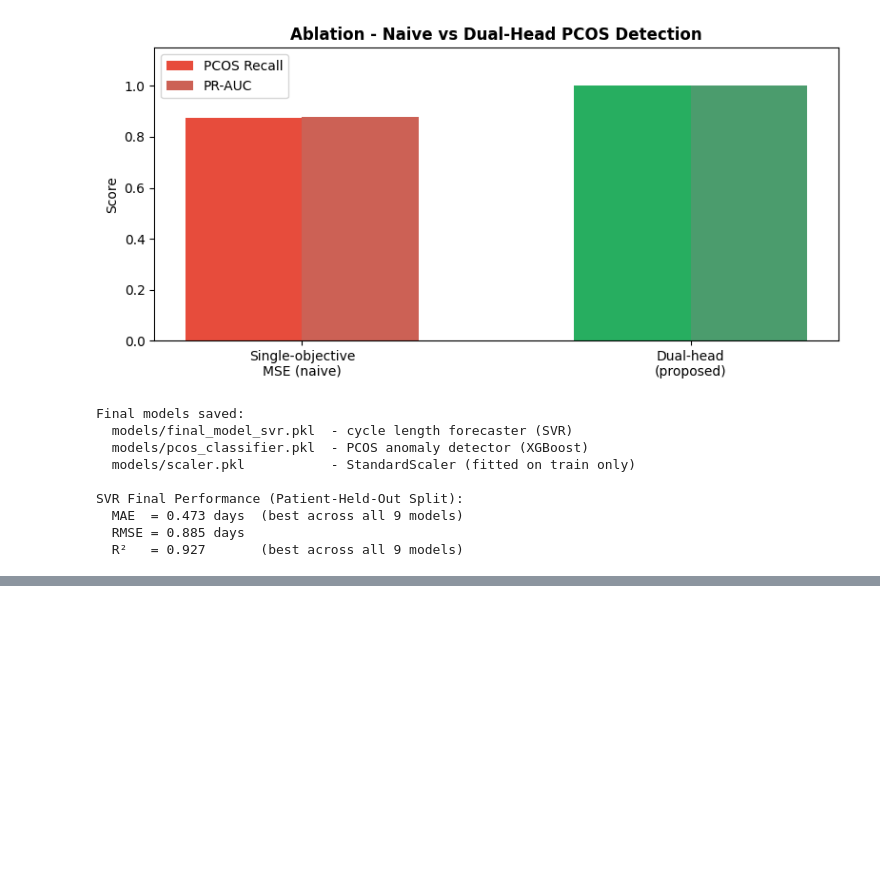
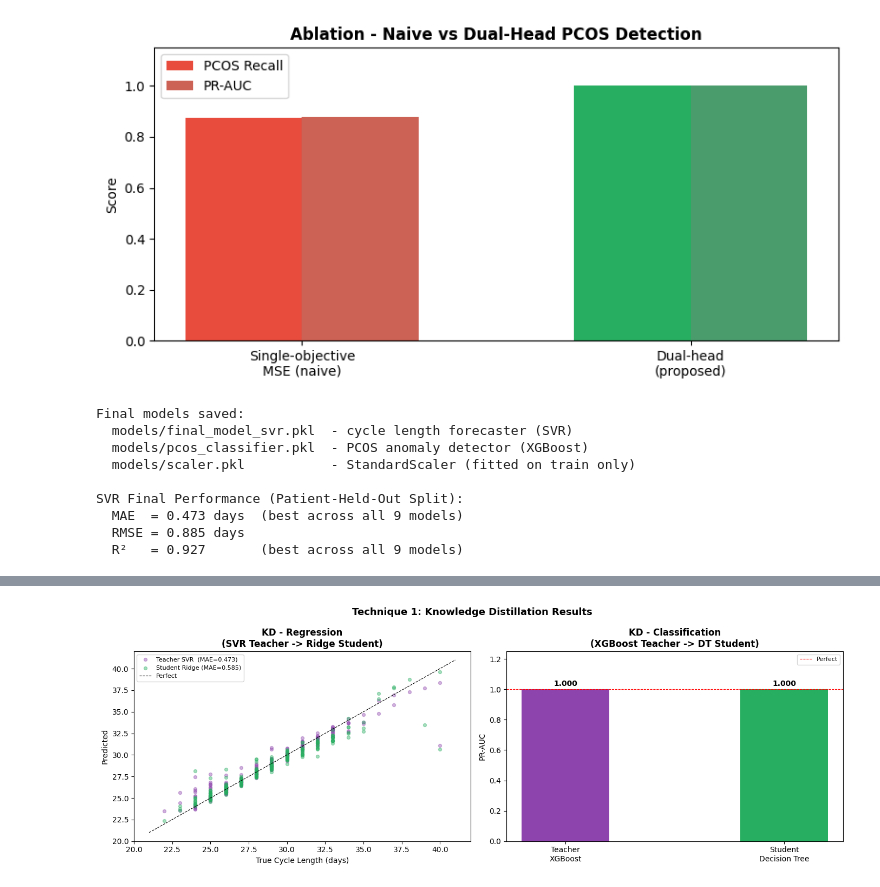
Before and after one commit to NamatovuChristineMaria123/Menstrual-Cycle-Forecasting, a Jupyter notebook: track_cycle.ipynb, the cells around one changed output, grey strips where cells are left out. Saved outputs shown, nothing was run; the diff lists cells and outputs as text; code cells hidden in the pictures; blank space fills up the shorter version.

Commit message:
Added compressed models, visuals

```diff
--- a/track_cycle.ipynb
+++ b/track_cycle.ipynb
@@ -1346,0 +1450,36 @@ SVR Final Performance (Patient-Held-Out Split):
+# %%
+# KD - Visualization
+fig, axes = plt.subplots(1, 2, figsize=(14, 5))
+
+# Left: Teacher vs Student scatter (regression)
+axes[0].scatter(y_test, svr_pred,       alpha=0.4, color='#8e44ad', s=18,
+                label=f'Teacher SVR  (MAE={svr_mae:.3f})')
+axes[0].scatter(y_test, kd_ridge_pred,  alpha=0.4, color='#27ae60', s=18,
+                label=f'Student Ridge (MAE={kd_ridge_mae:.3f})')
+lims = [y_test.min()-1, y_test.max()+1]
+axes[0].plot(lims, lims, 'k--', lw=0.8, label='Perfect')
+axes[0].set_xlabel('True Cycle Length (days)')
+axes[0].set_ylabel('Predicted')
+axes[0].set_title('KD - Regression\n(SVR Teacher -> Ridge Student)', fontweight='bold')
+axes[0].legend(fontsize=8)
+
+# Right: PR-AUC bar comparison (classification)
+teacher_prauc = average_precision_score(y_test_pcos, pcos_pred_proba)
+models_kd  = ['Teacher\nXGBoost', 'Student\nDecision Tree']
+prauc_vals = [teacher_prauc, kd_dt_prauc]
+bars = axes[1].bar(models_kd, prauc_vals, color=['#8e44ad','#27ae60'], width=0.4)
+for bar, val in zip(bars, prauc_vals):
+    axes[1].text(bar.get_x() + bar.get_width()/2, bar.get_height()+0.01,
+                 f'{val:.3f}', ha='center', va='bottom', fontweight='bold')
+axes[1].set_ylim(0, 1.25)
+axes[1].axhline(1.0, color='red', linestyle='--', lw=0.8, label='Perfect')
+axes[1].set_ylabel('PR-AUC')
+axes[1].set_title('KD - Classification\n(XGBoost Teacher -> DT Student)', fontweight='bold')
+axes[1].legend(fontsize=8)
+
+plt.suptitle('Technique 1: Knowledge Distillation Results', fontsize=13, fontweight='bold')
+plt.tight_layout()
+plt.savefig('visuals_compression/kd_results.png', dpi=150, bbox_inches='tight')
+plt.show()
+# %% [output]
+[figure, added]
```
Also changed, not shown: parts of 30 cells of this notebook, 30 other files.
